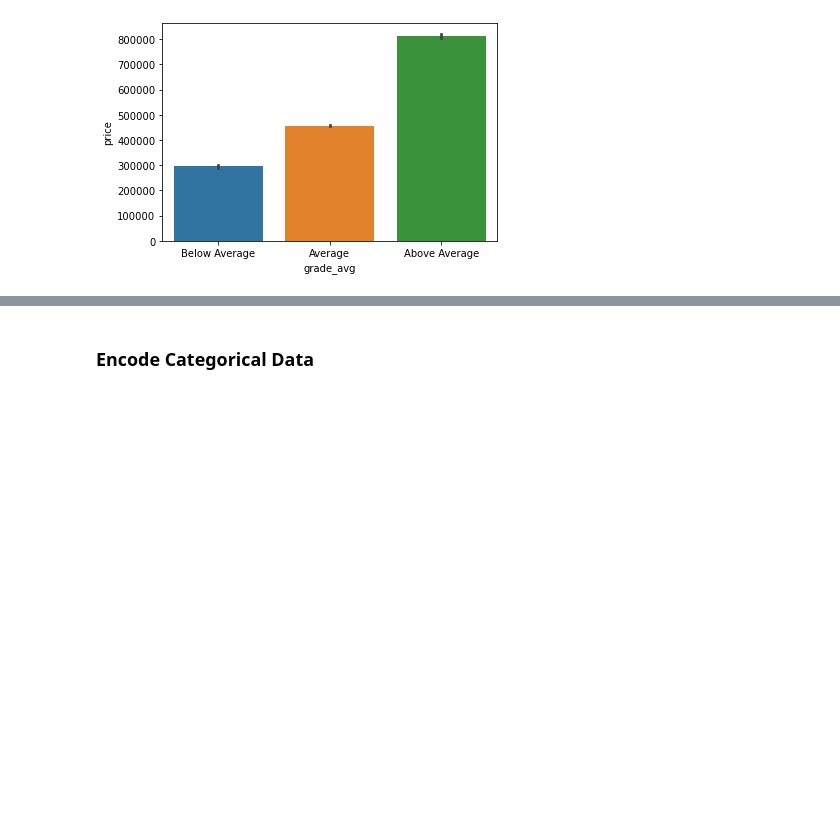
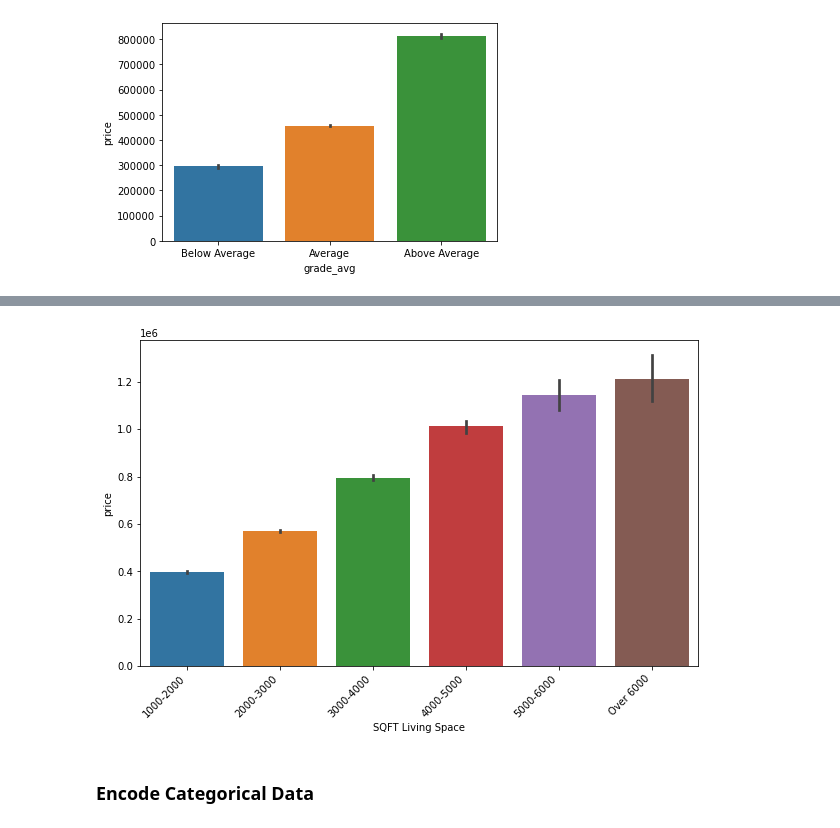
Before and after one commit to danielhlee4/HousingSalePricePrediction, a Jupyter notebook: HousingAnalysis.ipynb, the cells around one changed output, grey strips where cells are left out. Cells and saved outputs as stored; diff of their text form; code cells hidden in the pictures; blank space fills up the shorter version.

```diff
--- a/HousingAnalysis.ipynb
+++ b/HousingAnalysis.ipynb
@@ -641,0 +677,7 @@ sns.histplot(x='grade', data=df_grade)
+# %%
+df_sqft.loc[df_sqft['Square Foot Living Space'] == 2000, 'SQFT Living Space'] = '1000-2000'
+df_sqft.loc[df_sqft['Square Foot Living Space'] == 3000, 'SQFT Living Space'] = '2000-3000'
+df_sqft.loc[df_sqft['Square Foot Living Space'] == 4000, 'SQFT Living Space'] = '3000-4000'
+df_sqft.loc[df_sqft['Square Foot Living Space'] == 5000, 'SQFT Living Space'] = '4000-5000'
+df_sqft.loc[df_sqft['Square Foot Living Space'] == 6000, 'SQFT Living Space'] = '5000-6000'
+df_sqft.loc[df_sqft['Square Foot Living Space'] > 6000, 'SQFT Living Space'] = 'Over 6000'
@@ -642,3 +693,10 @@ sns.histplot(x='grade', data=df_grade)
+# %%
+plt.figure(figsize=(10,6))
+sqft_plot = sns.barplot(x='SQFT Living Space', y='price', data=df_sqft, order=['1000-2000','2000-3000','3000-4000','4000-5000','5000-6000','Over 6000'])
+sqft_plot.set_xticklabels(sqft_plot.get_xticklabels(), rotation=45, horizontalalignment='right')
+plt.show()
+# %% [output]
+[figure, added]
 # %% [markdown]
 ### Encode Categorical Data
 # %%
```
Also changed, not shown: parts of 35 cells of this notebook.
